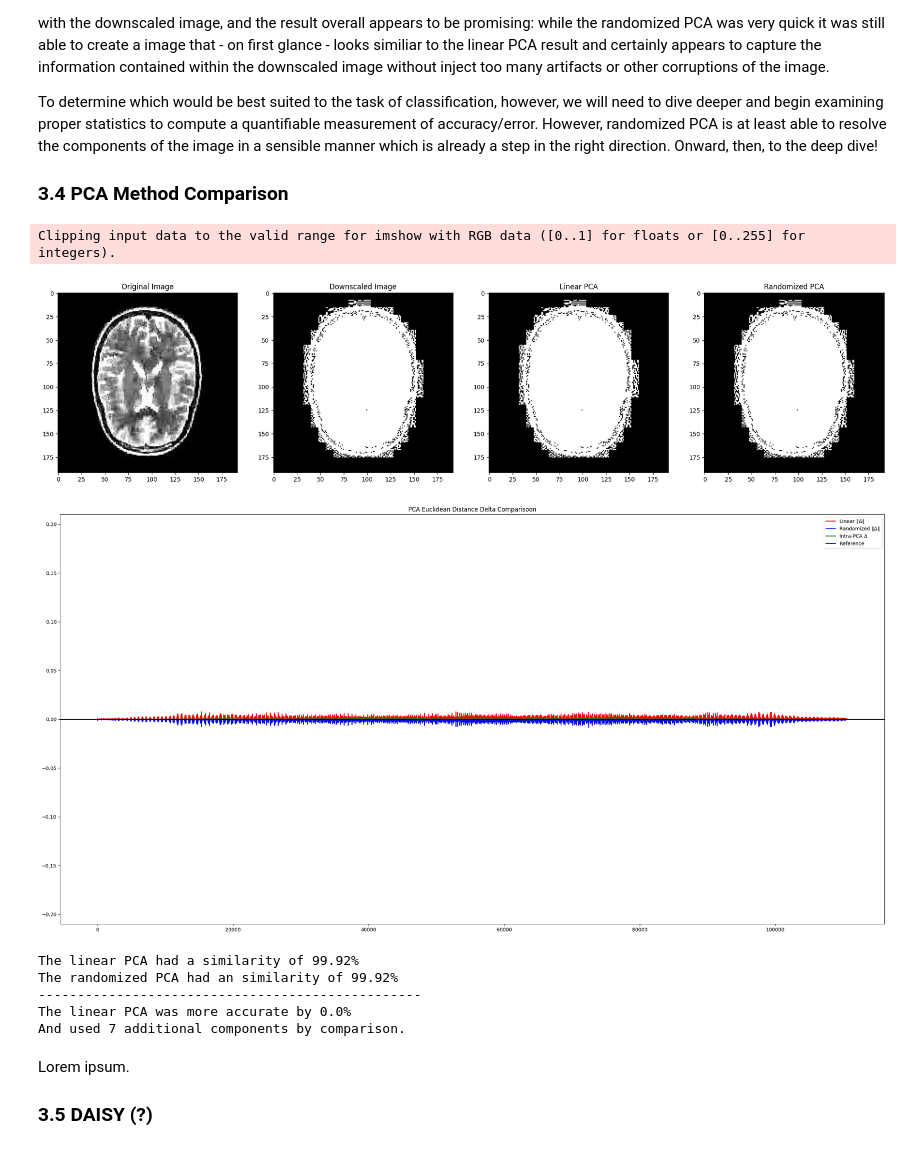
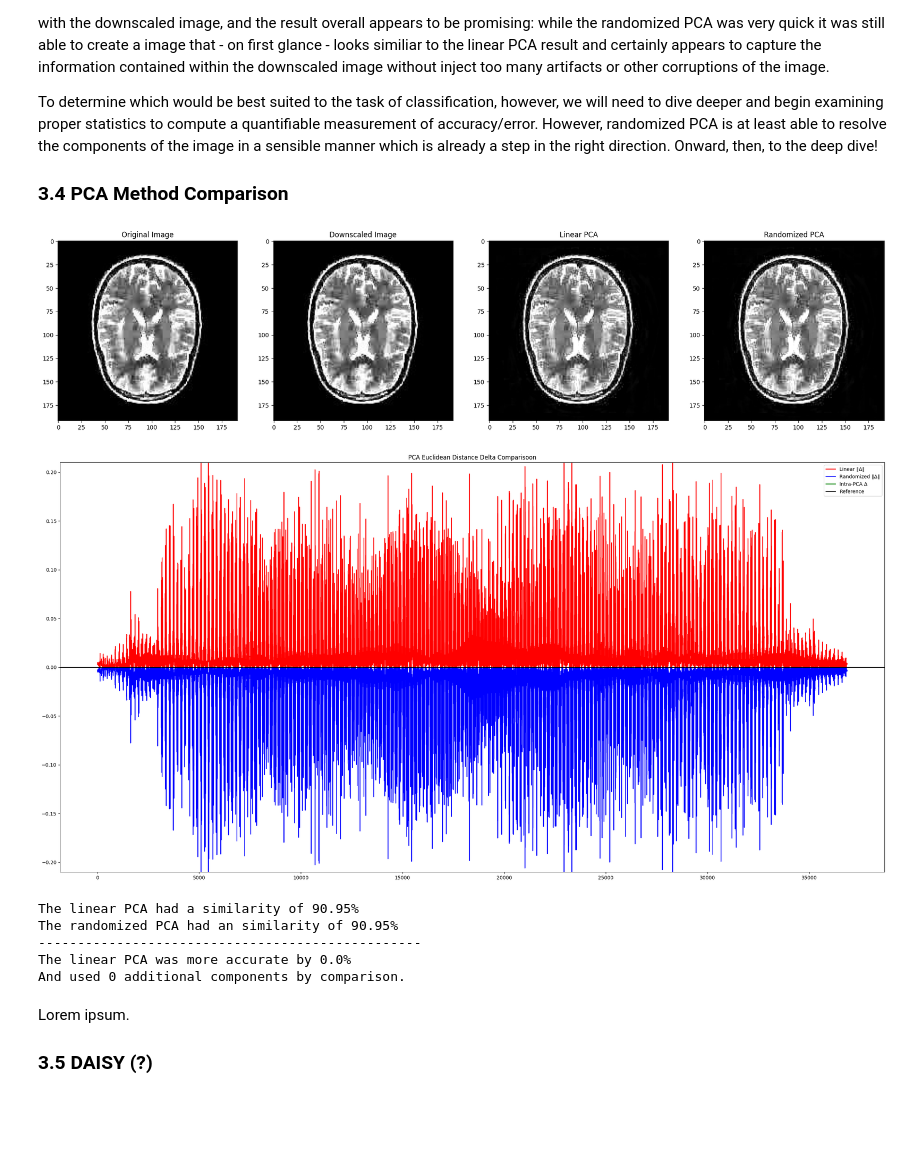
Before and after one commit to S-Bryce/ML-Lab-2, a Jupyter notebook: main.ipynb, the cells around one changed output. Cells and saved outputs as stored; diff of their text form; code cells hidden in the pictures; blank space fills up the shorter version.

Commit message:
resize images, to gray scale, add gabor filter initial work

```diff
--- a/main.ipynb
+++ b/main.ipynb
@@ -130,6 +130,8 @@ Data columns (total 5 columns):
 dtypes: object(5)
 memory usage: 72.6+ KB
 # %%
+from skimage.color import rgb2gray
+
 # Now import each image as a numpy array & do the final conversion of their resolutions
 # Thoughts on what to do with resolutions? I say convert all to the smallest dimension (225x225)
 cancer_images = []
@@ -154,9 +156,9 @@ for image_set in (cancer_images, healthy_images):
 
         #images.append(resize(image, (192, 192), anti_aliasing=True).flatten())
         if len(image) != 192:
-            images.append(resize(image, (192, 192), anti_aliasing=True).flatten())
+            images.append(rgb2gray(resize(image, (192, 192), anti_aliasing=True)).flatten())
         else:
-            images.append(image.flatten())
+            images.append(rgb2gray(image).flatten())
 images = np.array(images)
 
 fig = plt.figure(constrained_layout=True, figsize=(10,10))
@@ -166,13 +168,13 @@ ax_cancer = subfigs[0].subplots(1, 2)
 subfigs[0].suptitle("Brain With Tumor")
 ax_cancer[0].imshow(cancer_images[0], cmap='gray')
 ax_cancer[0].set_title("Original Image")
-ax_cancer[1].imshow(images[0].reshape(192, 192, 3), cmap='gray')
+ax_cancer[1].imshow(images[0].reshape(192, 192), cmap='gray')
 ax_cancer[1].set_title("Downscaled Image")
 ax_healthy = subfigs[1].subplots(1, 2)
 subfigs[1].suptitle("Brain Without Tumor")
 ax_healthy[0].imshow(healthy_images[0], cmap='gray')
 ax_healthy[0].set_title("Original Image")
-ax_healthy[1].imshow(images[len(cancer_images)].reshape(192, 192, 3), cmap='gray')
+ax_healthy[1].imshow(images[len(cancer_images)].reshape(192, 192), cmap='gray')
 ax_healthy[1].set_title("Downscaled Image")
 plt.show()
 # %% [output]
@@ -358,21 +358,20 @@ To determine which would be best suited to the task of classification, however,
 # %%
 # Comparisons go here, interspace these sections with analysis
 
 # TODO: convert this to have both PCA results + MSE visuals for each.
 # A composite image might be nice as well? Experiment with it.
 fig, ax = plt.subplots(1, 4, figsize=(25,10))
 ax[0].imshow(cancer_images[25], cmap='gray')
 ax[0].set_title("Original Image")
-ax[1].imshow(images[25].reshape(192, 192, 3), cmap='gray')
+ax[1].imshow(images[25].reshape(192, 192), cmap='gray')
 ax[1].set_title("Downscaled Image")
-ax[2].imshow(np.clip(linear_imgs[25].reshape(192,192,3), 0, 1), cmap="gray")
+ax[2].imshow(np.clip(linear_imgs[25].reshape(192,192), 0, 1), cmap="gray")
 ax[2].set_title("Linear PCA")
-ax[3].imshow(np.clip(randomized_imgs[25].reshape(192,192,3), 0, 1), cmap="gray")
+ax[3].imshow(np.clip(randomized_imgs[25].reshape(192,192), 0, 1), cmap="gray")
 ax[3].set_title("Randomized PCA")
 plt.show()
 # %% [output]
-Clipping input data to the valid range for imshow with RGB data ([0..1] for floats or [0..255] for integers).
-[figure, old version]
+[figure, new version]
 # %%
 plt.figure(figsize=(30, 15))
 plt.title("PCA Euclidean Distance Delta Comparisoon")
@@ -405,12 +404,12 @@ print("The "
 
 # Add a box & whisker plot to view the distribution of the amount of error for each
 # %% [output]
-[figure, old version]
+[figure, new version]
-The linear PCA had a similarity of 99.92%
-The randomized PCA had an similarity of 99.92%
+The linear PCA had a similarity of 90.95%
+The randomized PCA had an similarity of 90.95%
 -------------------------------------------------
 The linear PCA was more accurate by 0.0%
-And used 7 additional components by comparison.
+And used 0 additional components by comparison.
 # %% [markdown]
 Lorem ipsum.
 
```
Also changed, not shown: parts of 23 cells of this notebook.
